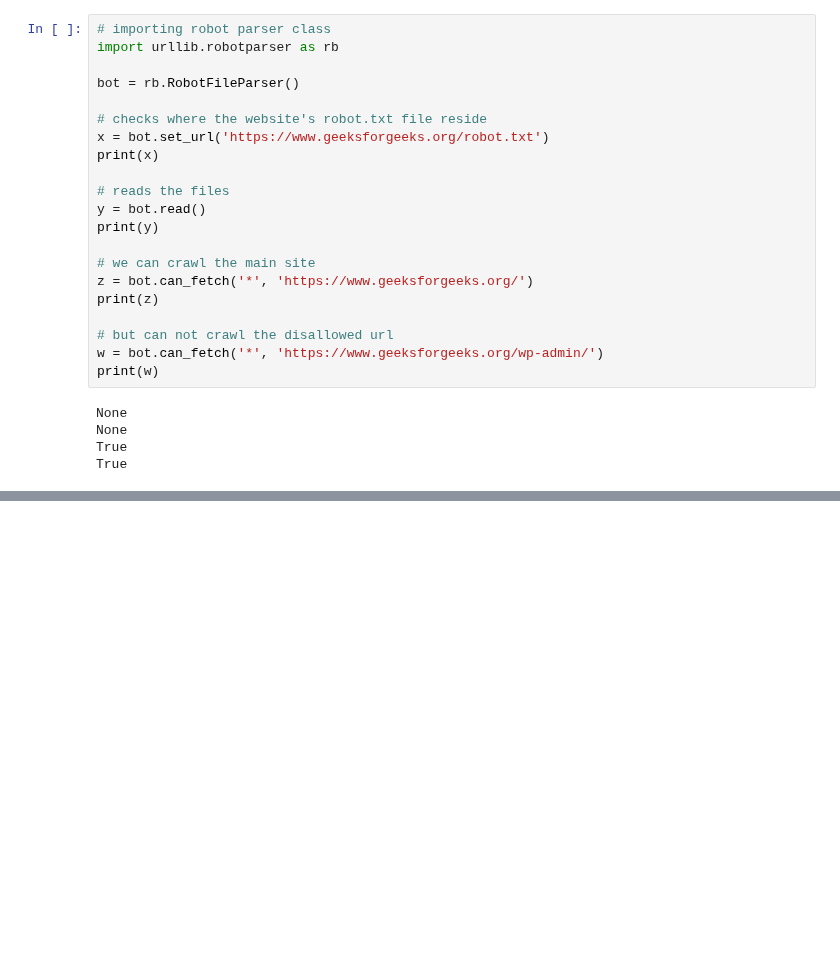
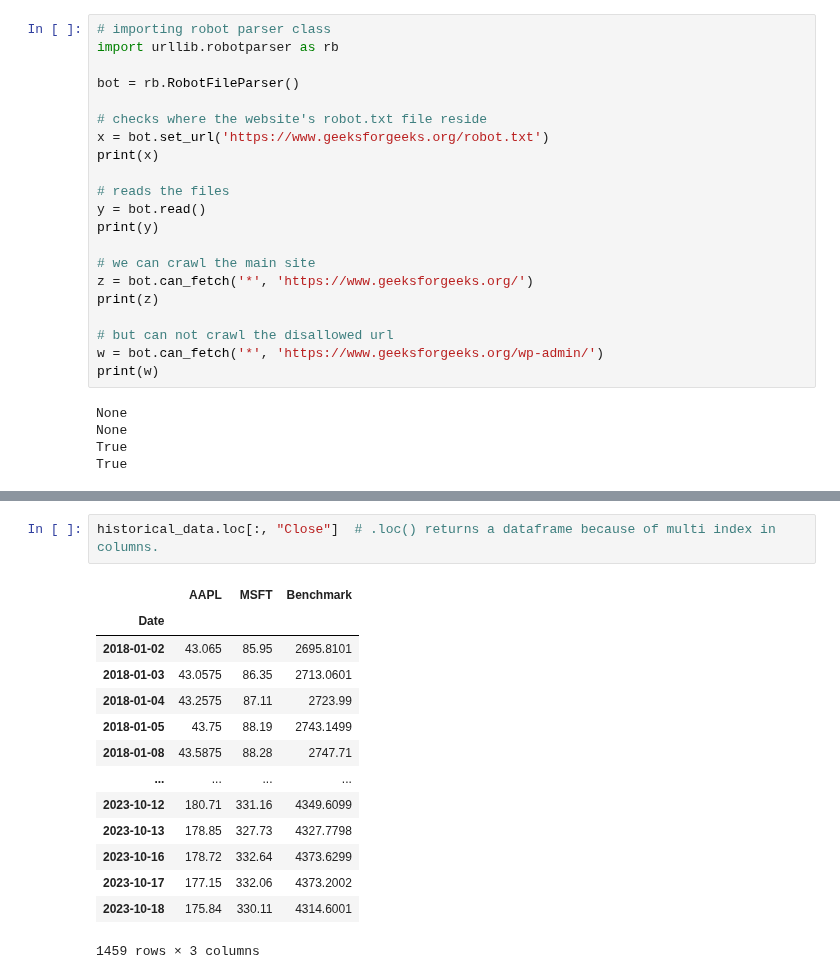
Before and after one commit to adevrent/wqu_mscfe, a Jupyter notebook: Financial Data/M6/L4.ipynb, the cells around one changed output, grey strips where cells are left out. Cells and saved outputs as stored; diff of their text form; blank space fills up the shorter version.

```diff
--- a/Financial Data/M6/L4.ipynb
+++ b/Financial Data/M6/L4.ipynb
@@ -75,0 +150,17 @@ https://pressbooks.rampages.us/businessfoundation/chapter/12-8/
+# %%
+historical_data.loc[:, "Close"]  # .loc() returns a dataframe because of multi index in columns.
+# %% [output]
+|  | AAPL | MSFT | Benchmark |
+| Date |  |  |  |
+| 2018-01-02 | 43.065 | 85.95 | 2695.8101 |
+| 2018-01-03 | 43.0575 | 86.35 | 2713.0601 |
+| 2018-01-04 | 43.2575 | 87.11 | 2723.99 |
+| 2018-01-05 | 43.75 | 88.19 | 2743.1499 |
+| 2018-01-08 | 43.5875 | 88.28 | 2747.71 |
+| ... | ... | ... | ... |
+| 2023-10-12 | 180.71 | 331.16 | 4349.6099 |
+| 2023-10-13 | 178.85 | 327.73 | 4327.7798 |
+| 2023-10-16 | 178.72 | 332.64 | 4373.6299 |
+| 2023-10-17 | 177.15 | 332.06 | 4373.2002 |
+| 2023-10-18 | 175.84 | 330.11 | 4314.6001 |
+1459 rows × 3 columns
```
Also changed, not shown: parts of 8 cells of this notebook.
